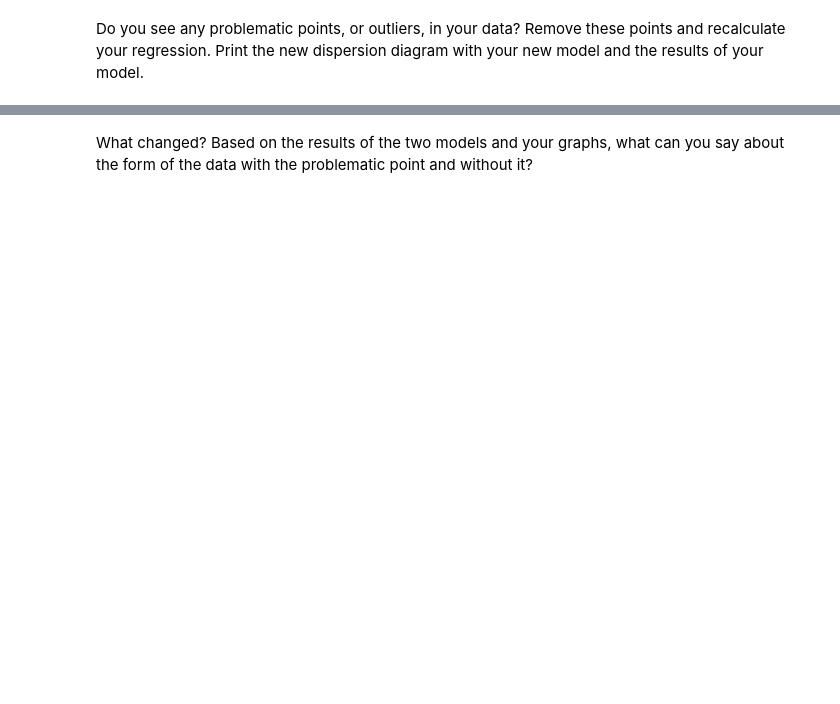
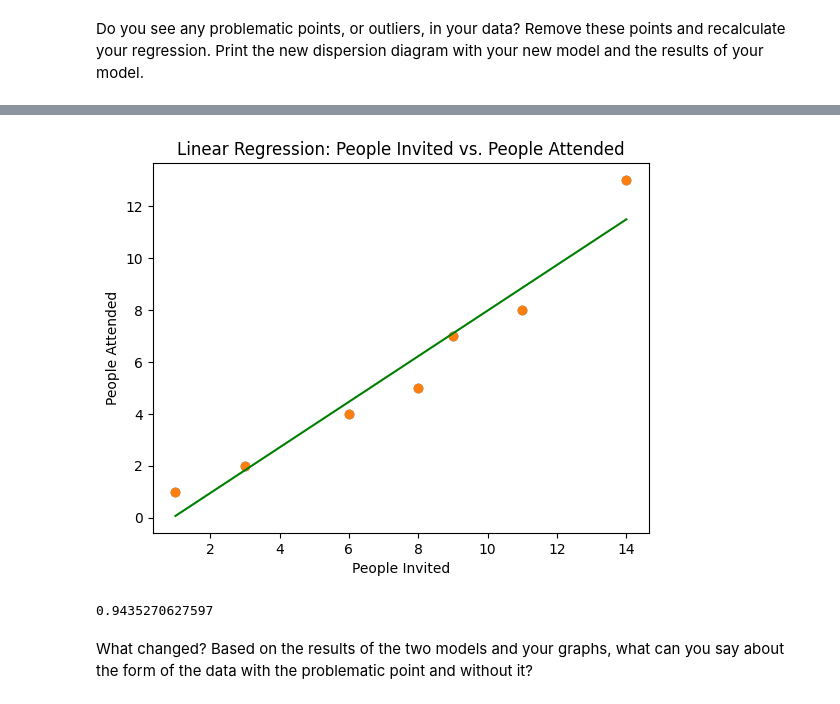
Before and after one commit to Marinasel86/lab-regression-analysis, a Jupyter notebook: your-code/challenge1.ipynb, the cells around one changed output, grey strips where cells are left out. Drawn from its saved outputs; the diff is of its cells as text; code cells hidden in the pictures; blank space fills up the shorter version.

```diff
--- a/your-code/challenge1.ipynb
+++ b/your-code/challenge1.ipynb
@@ -240,0 +320,4 @@ Do you see any problematic points, or outliers, in your data? Remove these point
+# %%
+# yes, i think there is a outlier in the situtation when 4 people were invited and 4 people came.
+frame_filtered = frame.drop(frame[(frame['invited'] == 4) & (frame['attended'] == 4)].index)
+print(frame_filtered)
@@ -241,2 +335,25 @@ Do you see any problematic points, or outliers, in your data? Remove these point
+# %%
+# scatter plot
+plt.scatter(frame_filtered['invited'], frame_filtered['attended'], label='Data points')
+# Regression line
+slope, intercept, r_value, p_value, std_err = linregress(frame_filtered['invited'], frame_filtered['attended'])
+x = frame_filtered[['invited']]
+y = frame_filtered['attended']
+model = linear_model.LinearRegression()
+result = model.fit(x, y)
+regression_line = result.intercept_ + frame_filtered.invited * result.coef_
+plt.plot(frame_filtered.invited, regression_line, c='green')
+plt.scatter(frame_filtered.invited, frame_filtered.attended)
+plt.xlabel('People Invited')
+plt.ylabel('People Attended')
+plt.title('Linear Regression: People Invited vs. People Attended')
+plt.show()
+# %% [output]
+[figure, added]
+# %%
+# R2
+result.score(x, y)
+# %% [output]
+0.9435270627597
 # %% [markdown]
 What changed? Based on the results of the two models and your graphs, what can you say about the form of the data with the problematic point and without it?
```
Also changed, not shown: parts of 19 cells of this notebook.
